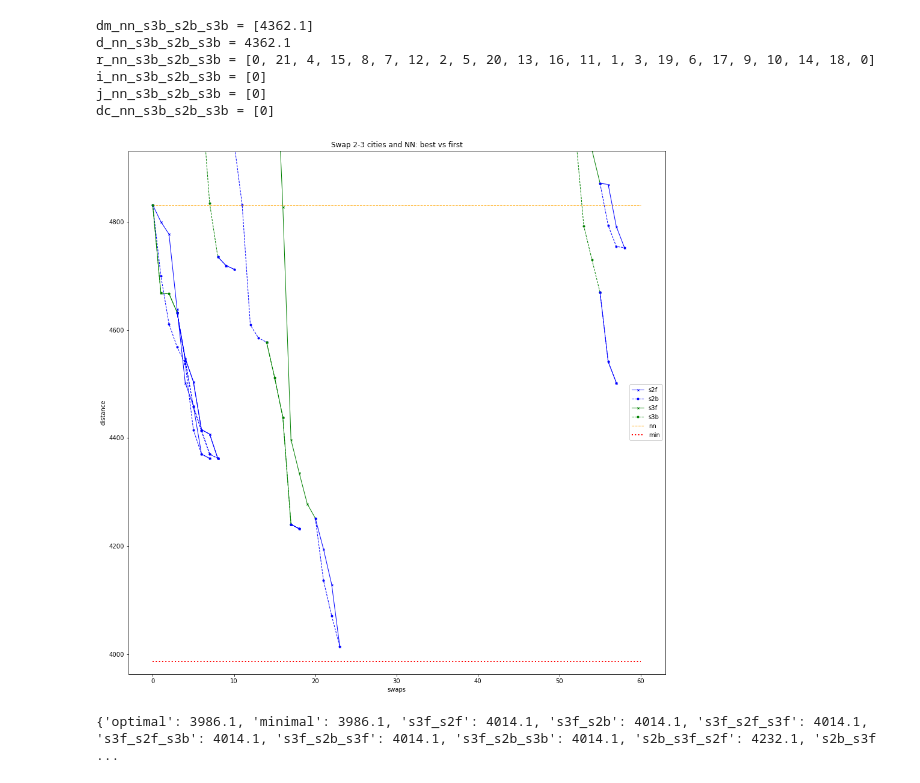
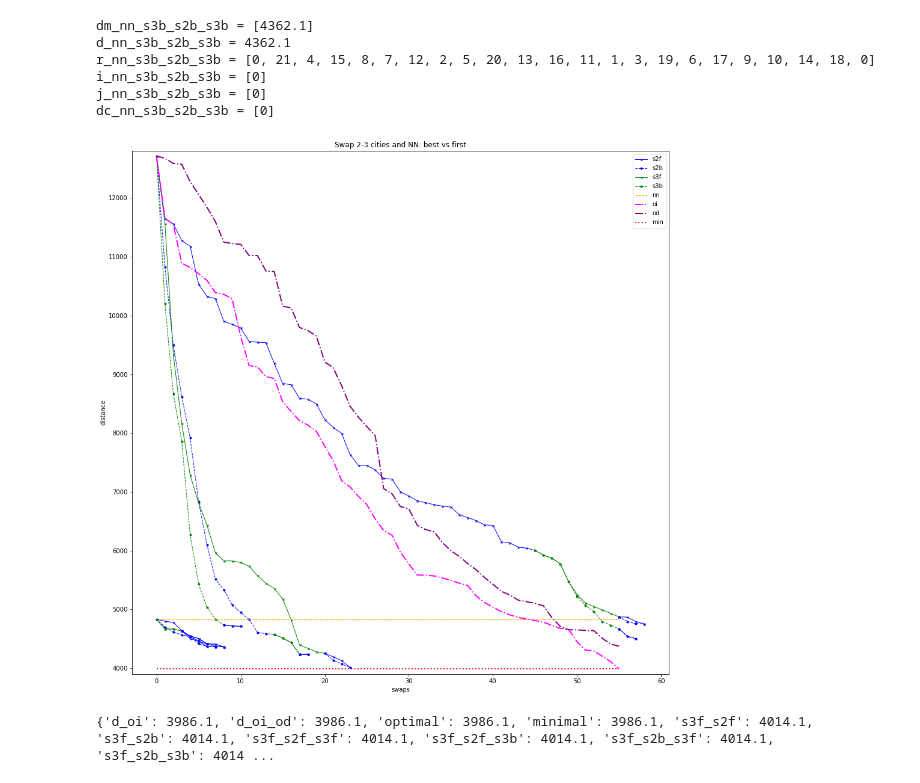
Before and after one commit to ysereda/Traveling_Salesman, a Jupyter notebook: Traveling_Salesman.ipynb, the cells around one changed output. Cells and saved outputs as stored; diff of their text form; code cells hidden in the pictures.

```diff
--- a/Traveling_Salesman.ipynb
+++ b/Traveling_Salesman.ipynb
@@ -386,8 +391,14 @@ def ver(rv):
 ## Run
 # %%
 init();
-for i in range(2,N):
+for i in range(2,N+1):
+    print("i =",i)
     optcities(i);
-ver(r) #Verification of no repeated cities
+if len(dm)>1:
+    plt.plot(dm); plt.title("optcities(), increasing n")
+    ver(r) # Verification of no repeated cities
+d_oi = d_min; print("d_oi =",d_min)
+r_oi = r; print("r_oi =",r)
+dm_oi = dm; print("dm_oi =",dm)
 # %% [output]
 d = 12713.0 ; r = [0, 1, 2, 3, 4, 5, 6, 7, 8, 9, 10, 11, 12, 13, 14, 15, 16, 17, 18, 19, 20, 21, 0]
@@ -2298,7 +2388,7 @@ dc_nn_s3b_s2b_s3f = [0]
 ### NN + s3b + s2b + s3b
 # %%
 r = r_nn_s3b_s2b[:]; d_min=d_nn_s3b_s2b; dm_nn_s3b_s2b_s3b=[d_nn_s3b_s2b]; i_nn_s3b_s2b_s3b=[0]; j_nn_s3b_s2b_s3b=[0]; dc_nn_s3b_s2b_s3b=[0];
-while swap3first():
+while swap3best():
     dm_nn_s3b_s2b_s3b.append(d_min)
     i_nn_s3b_s2b_s3b.append(i_opt)
     j_nn_s3b_s2b_s3b.append(j_opt)
@@ -2725,6 +2815,23 @@ r_nn_s3b_s2b_s3b = [0, 21, 4, 15, 8, 7, 12, 2, 5, 20, 13, 16, 11, 1, 3, 19, 6, 1
 i_nn_s3b_s2b_s3b = [0]
 j_nn_s3b_s2b_s3b = [0]
 dc_nn_s3b_s2b_s3b = [0]
+
+# from optcities()
+d_oi = 3986.1
+r_oi = [0, 19, 6, 10, 9, 17, 3, 1, 11, 16, 13, 20, 5, 2, 12, 7, 8, 15, 4, 21, 14, 18, 0]
+dm_oi = [12713.0, 11648.4, 11551.4, 10887.4, 10815.4, 10710.4, 10596.4, 10388.4, 10360.4, 10279.4, 9646.4, 9148.4, 9126.4, 8959.4, 8927.4, 8533.4, 8365.4, 8210.4, 8135.0, 8031.0, 7777.0, 7532.0, 7192.0, 7084.0, 6923.0, 6784.0, 6539.0, 6342.0, 6262.0, 5973.1, 5773.1, 5585.1, 5581.1, 5569.1, 5535.1, 5492.1, 5446.1, 5405.1, 5230.1, 5115.1, 5038.1, 4961.1, 4908.1, 4862.1, 4836.1, 4811.1, 4783.1, 4728.1, 4678.1, 4659.1, 4449.1, 4308.1, 4292.1, 4203.1, 4111.1, 3986.1]
+
+d_od = 4372.1
+r_od = [0, 6, 16, 13, 11, 1, 3, 17, 9, 10, 19, 20, 5, 2, 12, 7, 8, 15, 4, 21, 14, 18, 0]
+dm_od = [12713.0, 12674.0, 12586.0, 12572.0, 12276.0, 12058.0, 11839.0, 11596.0, 11249.0, 11222.0, 11211.0, 11022.0, 11019.0, 10758.0, 10745.0, 10156.0, 10130.0, 9796.0, 9743.0, 9651.0, 9211.0, 9113.0, 8809.0, 8459.0, 8270.0, 8111.0, 7954.0, 7056.0, 6966.0, 6748.0, 6710.0, 6431.0, 6358.0, 6321.0, 6135.0, 5998.6, 5900.6, 5779.6, 5674.0, 5542.0, 5427.0, 5307.0, 5245.0, 5158.0, 5130.0, 5104.0, 5061.0, 4862.0, 4711.0, 4653.0, 4650.0, 4643.0, 4637.1, 4506.1, 4411.1, 4372.1]
+
+d_oi_od = 3986.1
+r_oi_od = [0, 19, 6, 10, 9, 17, 3, 1, 11, 16, 13, 20, 5, 2, 12, 7, 8, 15, 4, 21, 14, 18, 0]
+dm_oi_od = [3986.1]
+
+d_od_oi = 4372.1
+r_od_oi = [0, 6, 16, 13, 11, 1, 3, 17, 9, 10, 19, 20, 5, 2, 12, 7, 8, 15, 4, 21, 14, 18, 0]
+dm_od_oi = [4372.1]
 # %%
 plt.figure(1, figsize=(16,16))
 plt.title('Swap 2-3 cities and NN: best vs first', loc='center')
@@ -2732,8 +2839,14 @@ plt.plot(dm_s2f, color='blue', marker='x', linestyle='solid', linewidth=1, marke
 plt.plot(dm_s2b, color='blue', marker='o', linestyle='dashed', linewidth=1, markersize=3)
 plt.plot(dm_s3f, color='green', marker='x', linestyle='solid', linewidth=1, markersize=3)
 plt.plot(dm_s3b, color='green', marker='o', linestyle='dashed', linewidth=1, markersize=3)
-plt.plot(np.array([d_nn]*(len(dm_s2f)+len(dm_s2f_s3f)+len(dm_s2f_s3f_s2f))), color='orange', linestyle='dashed', linewidth=1)
-plt.plot(np.array([d_minimal]*(len(dm_s2f)+len(dm_s2f_s3f)+len(dm_s2f_s3f_s2f))), color='red', linestyle='dotted', linewidth=2)
+plt.plot(np.array([d_nn]*(len(dm_oi))), color='orange', linestyle='dashed', linewidth=1)
+plt.plot(dm_oi, color='magenta', linestyle='dashdot', linewidth=2)
+plt.plot(dm_od, color='purple', linestyle='dashdot', linewidth=2)
+plt.plot(np.array([d_minimal]*(len(dm_oi))), color='red', linestyle='dotted', linewidth=2)
+if d_oi_od < d_oi:
+    plt.plot(dm_oi_od, color='purple', linestyle='dashdot', linewidth=2)
+if d_od_oi < d_od:
+    plt.plot(dm_od_oi, color='magenta', linestyle='dashdot', linewidth=2)
 if d_s2f_s3f < d_s2f:
     plt.plot(np.arange(len(dm_s2f)-1, len(dm_s2f)+len(dm_s2f_s3f)-1), dm_s2f_s3f, color='green', marker='x', linestyle='solid', linewidth=1, markersize=3)
     if d_s2f_s3f_s2f < d_s2f_s3f:
@@ -2818,37 +2931,37 @@ if d_nn_s3f < d_nn:
         if d_nn_s3f_s2f_s3f < d_nn_s3f_s2f:
             plt.plot(np.arange(len(dm_nn_s3f)+len(dm_nn_s3f_s2f)-2, len(dm_nn_s3f)+len(dm_nn_s3f_s2f)+len(dm_nn_s3f_s2f_s3f)-2), dm_nn_s3f_s2f_s3f, color='green', marker='x', linestyle='solid', linewidth=1, markersize=3)
         if d_nn_s3f_s2f_s3b < d_nn_s3f_s2f:
             plt.plot(np.arange(len(dm_nn_s3f)+len(dm_nn_s3f_s2f)-2, len(dm_nn_s3f)+len(dm_nn_s3f_s2f)+len(dm_nn_s3f_s2f_s3b)-2), dm_nn_s3f_s2f_s3b, color='green', marker='o', linestyle='dashed', linewidth=1, markersize=3)
     if d_nn_s3f_s2b < d_nn_s3f:
         plt.plot(np.arange(len(dm_nn_s3f)-1, len(dm_nn_s3f)+len(dm_nn_s3f_s2b)-1), dm_nn_s3f_s2b, color='blue', marker='o', linestyle='dashed', linewidth=1, markersize=3)
         if d_nn_s3f_s2b_s3f < d_nn_s3f_s2b:
             plt.plot(np.arange(len(dm_nn_s3f)+len(dm_nn_s3f_s2b)-2, len(dm_nn_s3f)+len(dm_nn_s3f_s2b)+len(dm_nn_s3f_s2b_s3f)-2), dm_nn_s3f_s2b_s3f, color='green', marker='x', linestyle='solid', linewidth=1, markersize=3)
         if d_nn_s3f_s2b_s3b < d_nn_s3f_s2b:
             plt.plot(np.arange(len(dm_nn_s3f)+len(dm_nn_s3f_s2b)-2, len(dm_nn_s3f)+len(dm_nn_s3f_s2b)+len(dm_nn_s3f_s2b_s3b)-2), dm_nn_s3f_s2b_s3b, color='green', marker='o', linestyle='dashed', linewidth=1, markersize=3)
 if d_nn_s3b < d_nn:
     plt.plot(dm_nn_s3b, color='green', marker='o', linestyle='dashed', linewidth=1, markersize=3)
     if d_nn_s3b_s2f < d_nn_s3b:
         plt.plot(np.arange(len(dm_nn_s3b)-1, len(dm_nn_s3b)+len(dm_nn_s3b_s2f)-1), dm_nn_s3b_s2f, color='blue', marker='x', linestyle='solid', linewidth=1, markersize=3)
         if d_nn_s3b_s2f_s3f < d_nn_s3b_s2f:
             plt.plot(np.arange(len(dm_nn_s3b)+len(dm_nn_s3b_s2f)-2, len(dm_nn_s3b)+len(dm_nn_s3b_s2f)+len(dm_nn_s3b_s2f_s3f)-2), dm_nn_s3b_s2f_s3f, color='green', marker='x', linestyle='solid', linewidth=1, markersize=3)
         if d_nn_s3b_s2f_s3b < d_nn_s3b_s2f:
             plt.plot(np.arange(len(dm_nn_s3b)+len(dm_nn_s3b_s2f)-2, len(dm_nn_s3b)+len(dm_nn_s3b_s2f)+len(dm_nn_s3b_s2f_s3b)-2), dm_nn_s3b_s2f_s3b, color='green', marker='o', linestyle='dashed', linewidth=1, markersize=3)
     if d_nn_s3b_s2b < d_nn_s3b:
         plt.plot(np.arange(len(dm_nn_s3b)-1, len(dm_nn_s3b)+len(dm_nn_s3b_s2b)-1), dm_nn_s3b_s2b, color='blue', marker='o', linestyle='dashed', linewidth=1, markersize=3)
         if d_nn_s3b_s2b_s3f < d_nn_s3b_s2b:
             plt.plot(np.arange(len(dm_nn_s3b)+len(dm_nn_s3b_s2b)-2, len(dm_nn_s3b)+len(dm_nn_s3b_s2b)+len(dm_nn_s3b_s2b_s3f)-2), dm_nn_s3b_s2b_s3f, color='green', marker='x', linestyle='solid', linewidth=1, markersize=3)
         if d_nn_s3b_s2b_s3b < d_nn_s3b_s2b:
             plt.plot(np.arange(len(dm_nn_s3b)+len(dm_nn_s3b_s2b)-2, len(dm_nn_s3b)+len(dm_nn_s3b_s2b)+len(dm_nn_s3b_s2b_s3b)-2), dm_nn_s3b_s2b_s3b, color='green', marker='o', linestyle='dashed', linewidth=1, markersize=3)
 
 plt.xlabel("swaps")
 plt.ylabel("distance")
-#y_min = d_minimal - d_minimal % 100; y_max = dm_s2f[0] - dm_s2f[0] % 100 + 100
-y_min = d_minimal-23; y_max = d_nn+100 # shorter paths
+y_min = d_minimal - d_minimal % 100; y_max = dm_s2f[0] - dm_s2f[0] % 100 + 100
+#y_min = d_minimal-23; y_max = d_nn+100 # shorter paths
 plt.ylim([y_min, y_max])
-plt.legend(["s2f", "s2b", "s3f", "s3b", "nn", "min"])
+plt.legend(["s2f", "s2b", "s3f", "s3b", "nn", "oi", "od", "min"])
 plt.show()
 # %% [output]
-[figure, old version]
+[figure, new version]
 # %%
 d_best = {"nn":d_nn,
           "s2f":d_s2f,
@@ -2907,10 +3020,11 @@ d_best = {"nn":d_nn,
           "nn_s3b_s2f_s3b":d_nn_s3b_s2f_s3b,
           "nn_s3b_s2b_s3f":d_nn_s3b_s2b_s3f,
           "nn_s3b_s2b_s3b":d_nn_s3b_s2b_s3b,
+          "d_oi":d_oi, "d_od":d_od, "d_oi_od":d_oi_od, "d_od_oi":d_od_oi,
           "optimal":d_opt,
           "minimal":d_minimal}
 d_best = sorted(d_best.items(), key=lambda x:x[1])
 sortdict = dict(d_best)
 print(sortdict)
 # %% [output]
-{'optimal': 3986.1, 'minimal': 3986.1, 's3f_s2f': 4014.1, 's3f_s2b': 4014.1, 's3f_s2f_s3f': 4014.1, 's3f_s2f_s3b': 4014.1, 's3f_s2b_s3f': 4014.1, 's3f_s2b_s3b': 4014.1, 's2b_s3f_s2f': 4232.1, 's2b_s3f ...
+{'d_oi': 3986.1, 'd_oi_od': 3986.1, 'optimal': 3986.1, 'minimal': 3986.1, 's3f_s2f': 4014.1, 's3f_s2b': 4014.1, 's3f_s2f_s3f': 4014.1, 's3f_s2f_s3b': 4014.1, 's3f_s2b_s3f': 4014.1, 's3f_s2b_s3b': 4014 ...
```
Also changed, not shown: parts of 7 cells of this notebook, 1 other file.
